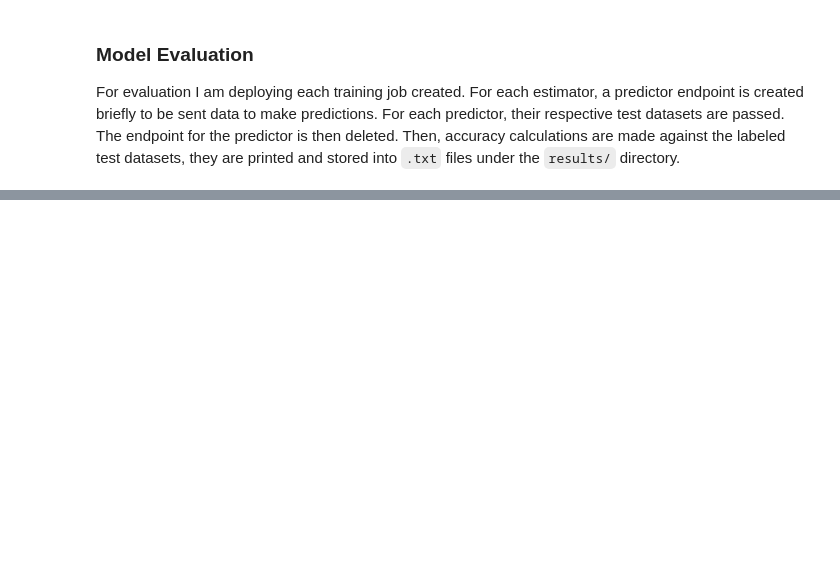
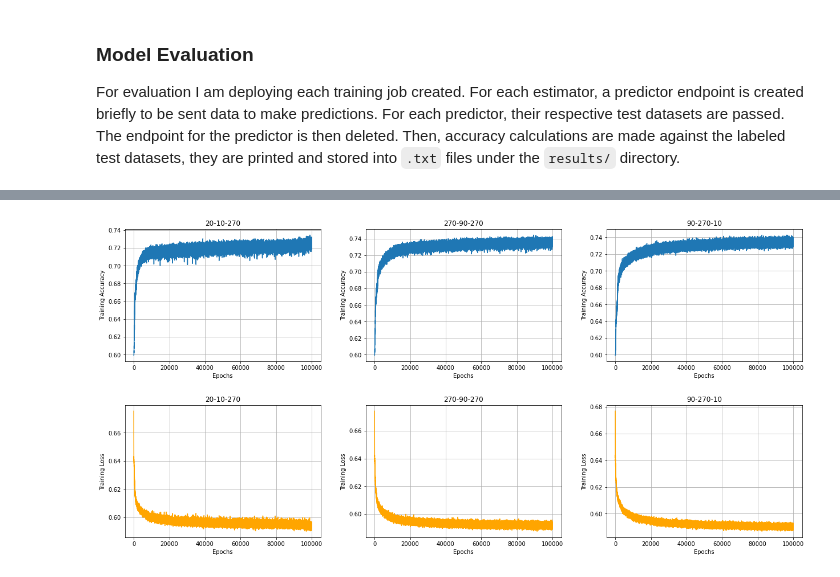
Before and after one commit to jjac111/Stock-Trend-Predictor, a Jupyter notebook: Model Retraining - Improved.ipynb, the cells around one changed output, grey strips where cells are left out. Saved outputs shown, nothing was run; the diff lists cells and outputs as text; code cells hidden in the pictures; blank space fills up the shorter version.

```diff
--- a/Model Retraining - Improved.ipynb
+++ b/Model Retraining - Improved.ipynb
@@ -416,0 +428,34 @@ Average longest accurate streak: 2.26
+# %%
+plt.figure(figsize=(18, 9))
+i=0
+for f in os.listdir(model_directory):
+    if '.csv' in f:
+        i += 1
+        name = f.split('.csv')[0]
+
+        plt.subplot(2,3, i)
+        plt.grid()
+
+        df = pd.read_csv(model_directory+f, index_col=0)
+
+        plt.title(name.split('_')[0])
+        plt.xlabel('Epochs')
+        plt.ylabel('Training Accuracy')
+
+        plt.plot(df['accuracy'])
+
+        plt.subplot(2,3, i+3)
+        plt.grid()
+
+        df = pd.read_csv(model_directory+f, index_col=0)
+
+        plt.title(name.split('_')[0])
+        plt.xlabel('Epochs')
+        plt.ylabel('Training Loss')
+
+        plt.plot(df['loss'], color='orange')
+
+plt.tight_layout(pad=3.0)
+plt.show()
+# %% [output]
+[figure, added]
```
Also changed, not shown: parts of 5 cells of this notebook, 9 other files.
